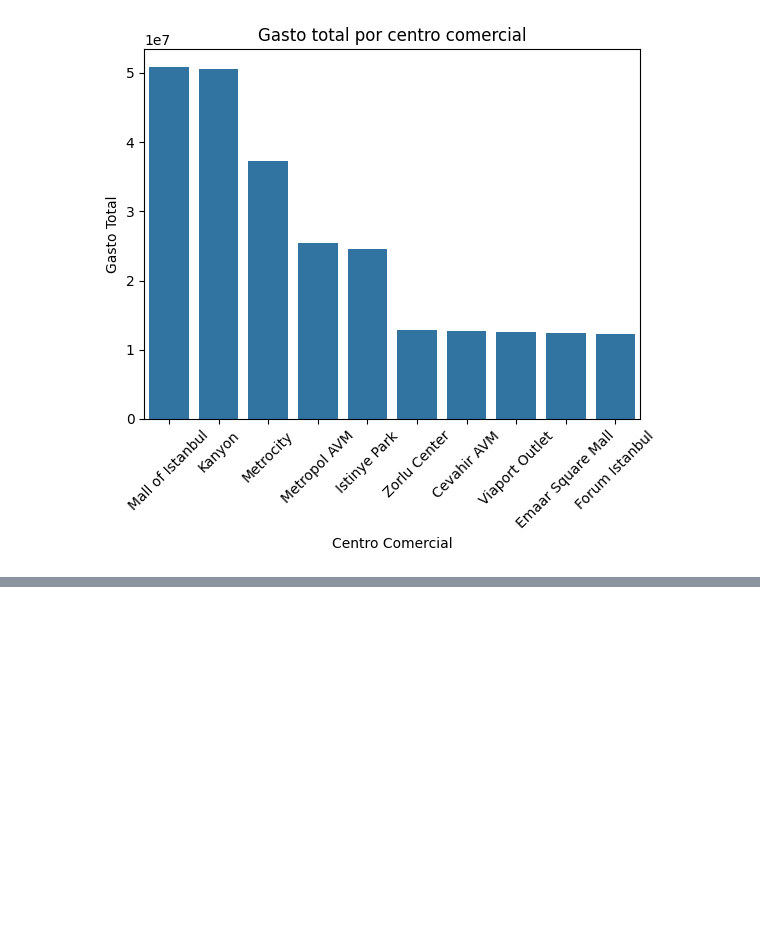
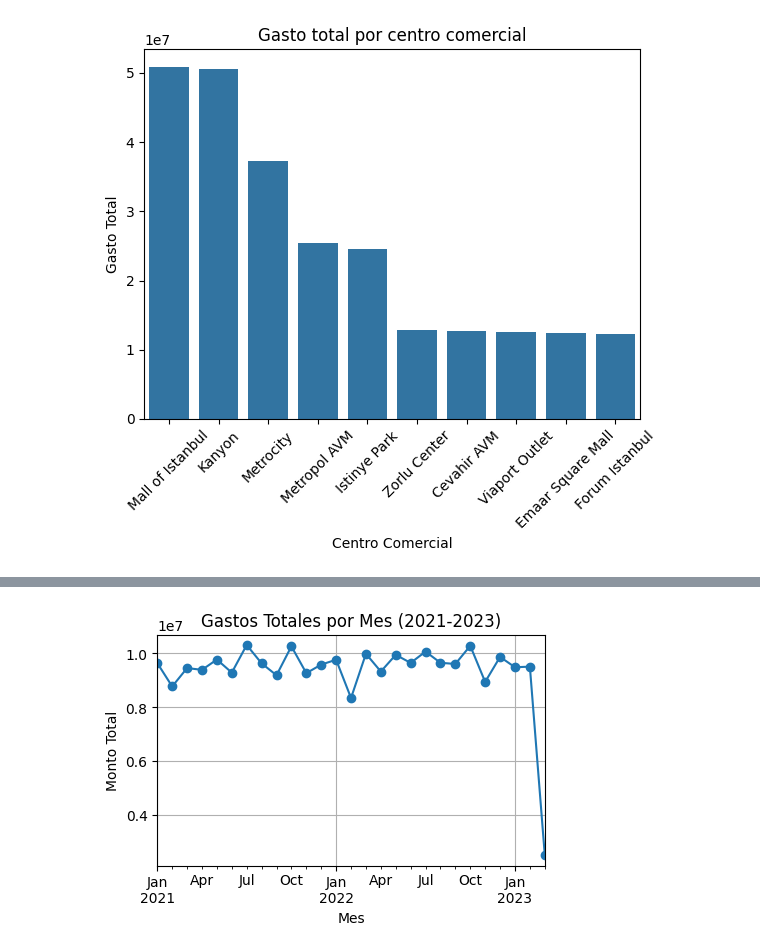
Before and after one commit to CarmenRosillo/retail-analisis, a Jupyter notebook: retail.ipynb, the cells around one changed output, grey strips where cells are left out. Cells and saved outputs as stored; diff of their text form; code cells hidden in the pictures; blank space fills up the shorter version.

```diff
--- a/retail.ipynb
+++ b/retail.ipynb
@@ -937,0 +940,2 @@ plt.show()
+# %%
+df6= df5.copy()
@@ -937,0 +962,8 @@ plt.show()
+# %%
+# Filtrar los datos entre 2021 y 2023
+df_filtered = df6[(df6['invoice_date'] >= '2021-01-01') & (df6['invoice_date'] <= '2023-12-31')]
+
+# Agrupar por mes y calcular la suma de los montos
+gastos_por_mes = df_filtered.groupby(pd.Grouper(key='invoice_date', freq='M'))['total'].sum()
+
+print(gastos_por_mes)
@@ -937,0 +988,11 @@ plt.show()
+# %%
+# Crear el gráfico de línea
+plt.figure(figsize=(5, 3))
+gastos_por_mes.plot(kind='line', marker='o')
+plt.title('Gastos Totales por Mes (2021-2023)')
+plt.xlabel('Mes')
+plt.ylabel('Monto Total')
+plt.grid(True)
+plt.show()
+# %% [output]
+[figure, added]
```
Also changed, not shown: parts of 3 cells of this notebook.
